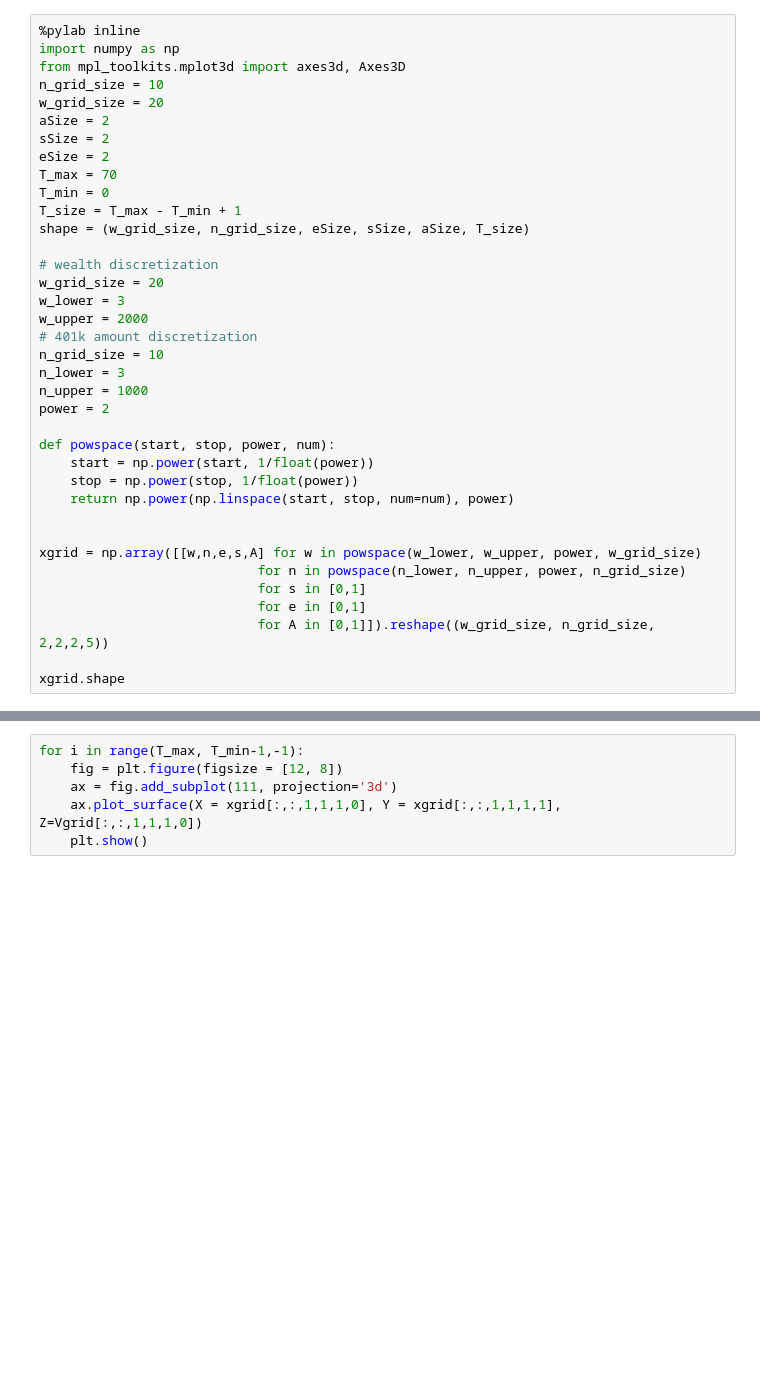
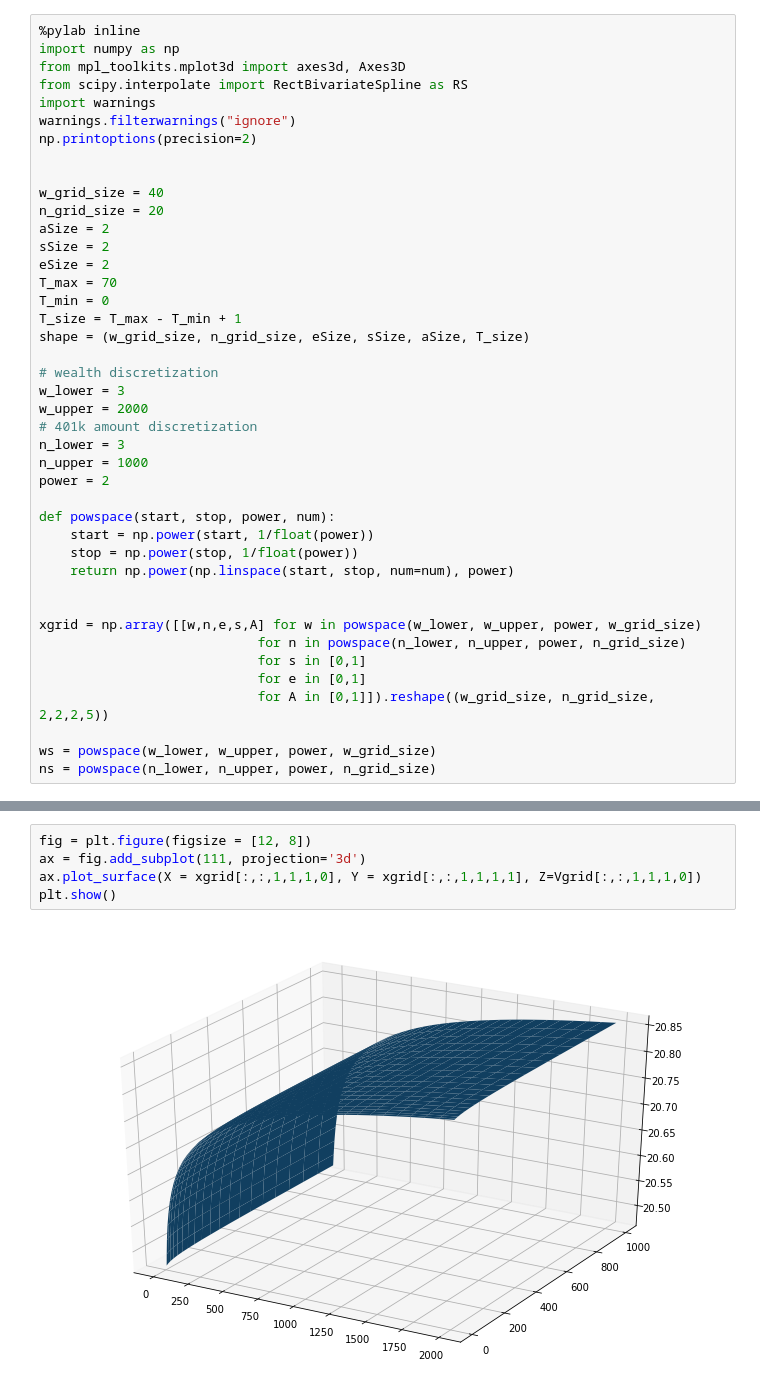
Before and after one commit to dongxulee/lifeCycleModel, a Jupyter notebook: output/Visualization.ipynb, the cells around one changed output, grey strips where cells are left out. Saved outputs shown, nothing was run; the diff lists cells and outputs as text; blank space fills up the shorter version.

```diff
--- a/output/Visualization.ipynb
+++ b/output/Visualization.ipynb
@@ -2,8 +2,14 @@
 %pylab inline
 import numpy as np
 from mpl_toolkits.mplot3d import axes3d, Axes3D
-n_grid_size = 10
-w_grid_size = 20
+from scipy.interpolate import RectBivariateSpline as RS
+import warnings
+warnings.filterwarnings("ignore")
+np.printoptions(precision=2)
+
+
+w_grid_size = 40
+n_grid_size = 20
 aSize = 2
 sSize = 2
 eSize = 2
@@ -13,11 +19,9 @@ T_size = T_max - T_min + 1
 shape = (w_grid_size, n_grid_size, eSize, sSize, aSize, T_size)
 
 # wealth discretization
-w_grid_size = 20
 w_lower = 3
 w_upper = 2000
 # 401k amount discretization
-n_grid_size = 10
 n_lower = 3
 n_upper = 1000
 power = 2
@@ -34,6 +38,7 @@ xgrid = np.array([[w,n,e,s,A] for w in powspace(w_lower, w_upper, power, w_grid_
                             for e in [0,1]
                             for A in [0,1]]).reshape((w_grid_size, n_grid_size, 2,2,2,5))
 
-xgrid.shape
+ws = powspace(w_lower, w_upper, power, w_grid_size)
+ns = powspace(n_lower, n_upper, power, n_grid_size)
 # %% [output]
 Populating the interactive namespace from numpy and matplotlib
@@ -49,9 +50,10 @@ Vgrid.shape
 # %%
-for i in range(T_max, T_min-1,-1):
-    fig = plt.figure(figsize = [12, 8])
-    ax = fig.add_subplot(111, projection='3d')
-    ax.plot_surface(X = xgrid[:,:,1,1,1,0], Y = xgrid[:,:,1,1,1,1], Z=Vgrid[:,:,1,1,1,0])
-    plt.show()
+fig = plt.figure(figsize = [12, 8])
+ax = fig.add_subplot(111, projection='3d')
+ax.plot_surface(X = xgrid[:,:,1,1,1,0], Y = xgrid[:,:,1,1,1,1], Z=Vgrid[:,:,1,1,1,0])
+plt.show()
+# %% [output]
+[figure, added]
 # %%
 def summaryPlotChoiceVStime(w_level, n_level, s, e, A, C = cgrid, B = bgrid, K = kgrid):
     c = []
```
Also changed, not shown: parts of 4 cells of this notebook, 10 other files.
